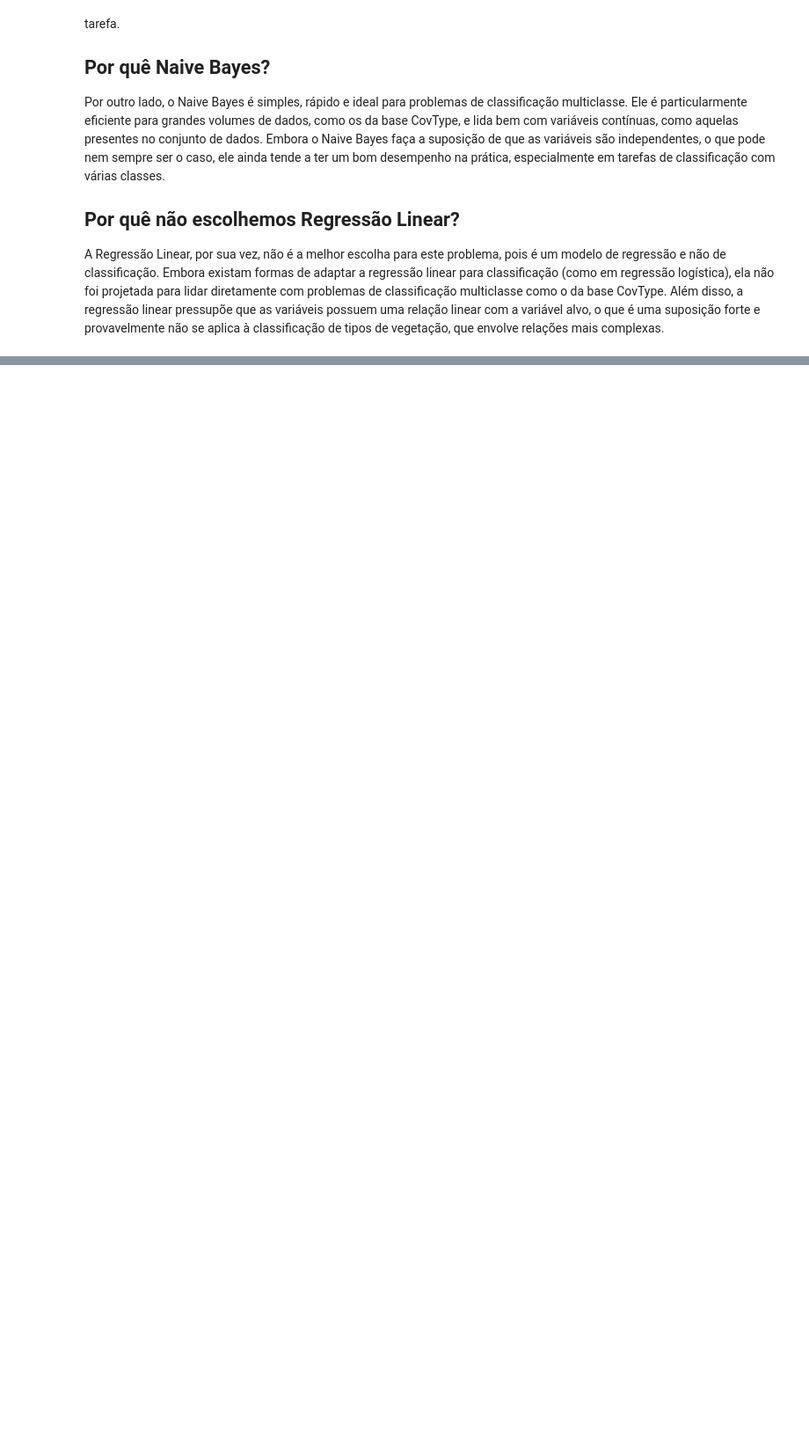
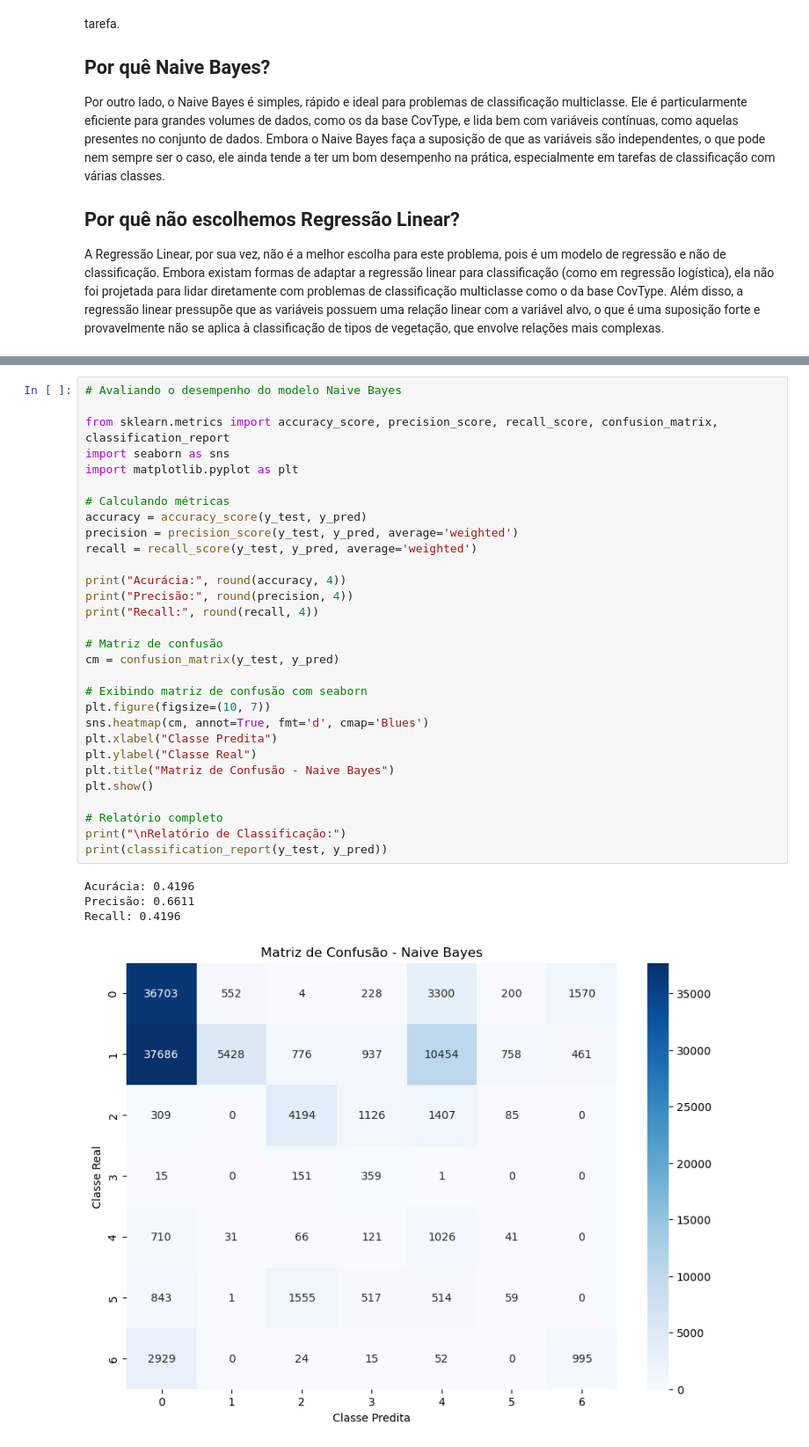
Before and after one commit to melseleghin/algoritmos-supervisionados, a Jupyter notebook: report.ipynb, the cells around one changed output, grey strips where cells are left out. Shown at 88% size. Saved outputs shown, nothing was run; the diff lists cells and outputs as text; blank space fills up the shorter version.

Commit message:
report quase concluido

```diff
--- a/report.ipynb
+++ b/report.ipynb
@@ -164,0 +206,35 @@ A Regressão Linear, por sua vez, não é a melhor escolha para este problema, p
+# %%
+# Avaliando o desempenho do modelo Naive Bayes
+
+from sklearn.metrics import accuracy_score, precision_score, recall_score, confusion_matrix, classification_report
+import seaborn as sns
+import matplotlib.pyplot as plt
+
+# Calculando métricas
+accuracy = accuracy_score(y_test, y_pred)
+precision = precision_score(y_test, y_pred, average='weighted')
+recall = recall_score(y_test, y_pred, average='weighted')
+
+print("Acurácia:", round(accuracy, 4))
+print("Precisão:", round(precision, 4))
+print("Recall:", round(recall, 4))
+
+# Matriz de confusão
+cm = confusion_matrix(y_test, y_pred)
+
+# Exibindo matriz de confusão com seaborn
+plt.figure(figsize=(10, 7))
+sns.heatmap(cm, annot=True, fmt='d', cmap='Blues')
+plt.xlabel("Classe Predita")
+plt.ylabel("Classe Real")
+plt.title("Matriz de Confusão - Naive Bayes")
+plt.show()
+
+# Relatório completo
+print("\nRelatório de Classificação:")
+print(classification_report(y_test, y_pred))
+# %% [output]
+Acurácia: 0.4196
+Precisão: 0.6611
+Recall: 0.4196
+[figure, added]
```
Also changed, not shown: parts of 29 cells of this notebook, 1 other file.
